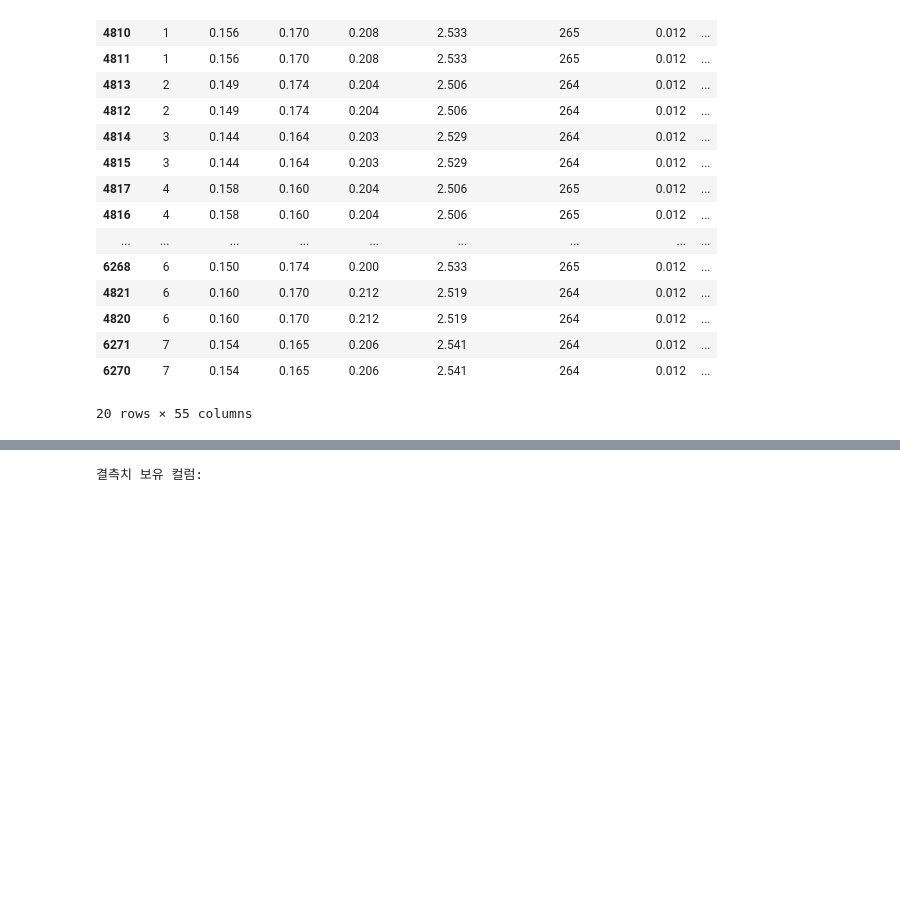
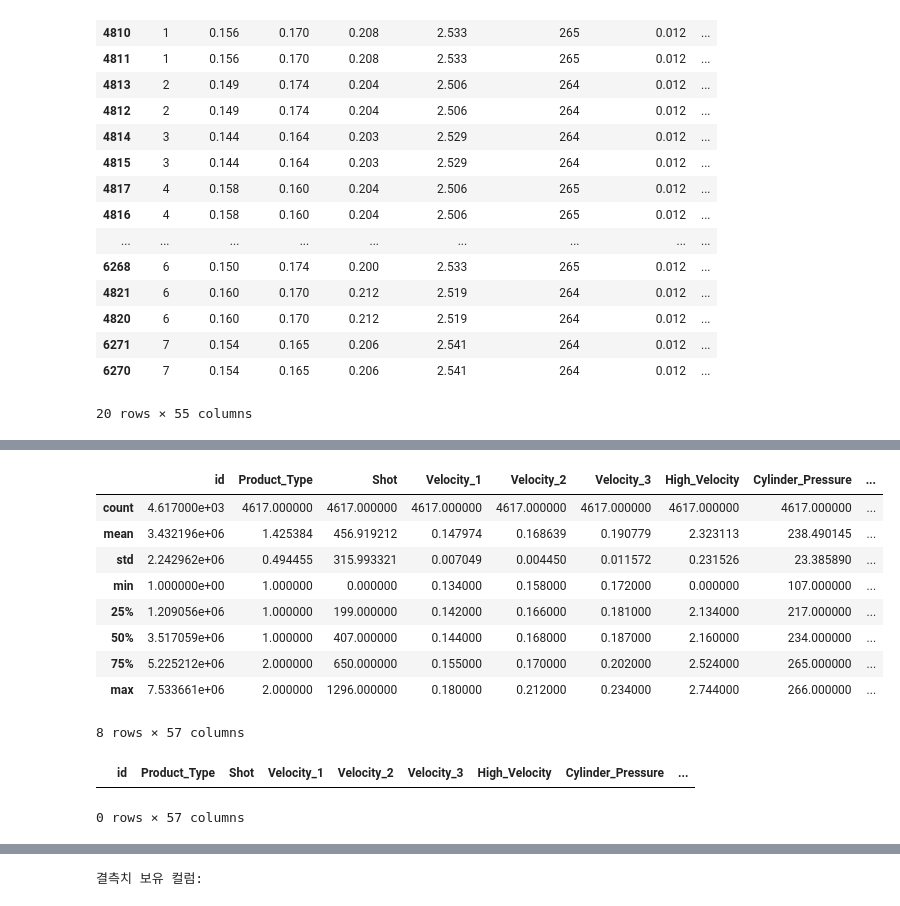
Before and after one commit to heeso0908/hotsix, a Jupyter notebook: notebooks/박수빈/test.ipynb, the cells around one changed output, grey strips where cells are left out. Cells and saved outputs as stored; diff of their text form; code cells hidden in the pictures; blank space fills up the shorter version.

```diff
--- a/notebooks/박수빈/test.ipynb
+++ b/notebooks/박수빈/test.ipynb
@@ -641,0 +680,23 @@ duplicated_rows.sort_values(by = 'Shot').head(20)
+# %%
+# str -> 수치형으로 데이터형 변환
+df_clean = df_clean.apply(pd.to_numeric, errors = 'coerce')
+df_clean.describe()
+# %% [output]
+|  | id | Product_Type | Shot | Velocity_1 | Velocity_2 | Velocity_3 | High_Velocity | Cylinder_Pressure | ... |
+| count | 4.617000e+03 | 4617.000000 | 4617.000000 | 4617.000000 | 4617.000000 | 4617.000000 | 4617.000000 | 4617.000000 | ... |
+| mean | 3.432196e+06 | 1.425384 | 456.919212 | 0.147974 | 0.168639 | 0.190779 | 2.323113 | 238.490145 | ... |
+| std | 2.242962e+06 | 0.494455 | 315.993321 | 0.007049 | 0.004450 | 0.011572 | 0.231526 | 23.385890 | ... |
+| min | 1.000000e+00 | 1.000000 | 0.000000 | 0.134000 | 0.158000 | 0.172000 | 0.000000 | 107.000000 | ... |
+| 25% | 1.209056e+06 | 1.000000 | 199.000000 | 0.142000 | 0.166000 | 0.181000 | 2.134000 | 217.000000 | ... |
+| 50% | 3.517059e+06 | 1.000000 | 407.000000 | 0.144000 | 0.168000 | 0.187000 | 2.160000 | 234.000000 | ... |
+| 75% | 5.225212e+06 | 2.000000 | 650.000000 | 0.155000 | 0.170000 | 0.202000 | 2.524000 | 265.000000 | ... |
+| max | 7.533661e+06 | 2.000000 | 1296.000000 | 0.180000 | 0.212000 | 0.234000 | 2.744000 | 266.000000 | ... |
+8 rows × 57 columns
+# %%
+# High_Velocity = 0인 이상치 행 제거
+outlier = df_clean[df_clean["High_Velocity"] == 0]
+df_clean.drop(outlier.index, inplace = True)
+df_clean[df_clean["High_Velocity"] == 0]
+# %% [output]
+|  | id | Product_Type | Shot | Velocity_1 | Velocity_2 | Velocity_3 | High_Velocity | Cylinder_Pressure | ... |
+0 rows × 57 columns
```
Also changed, not shown: parts of 8 cells of this notebook, 1 other file.
